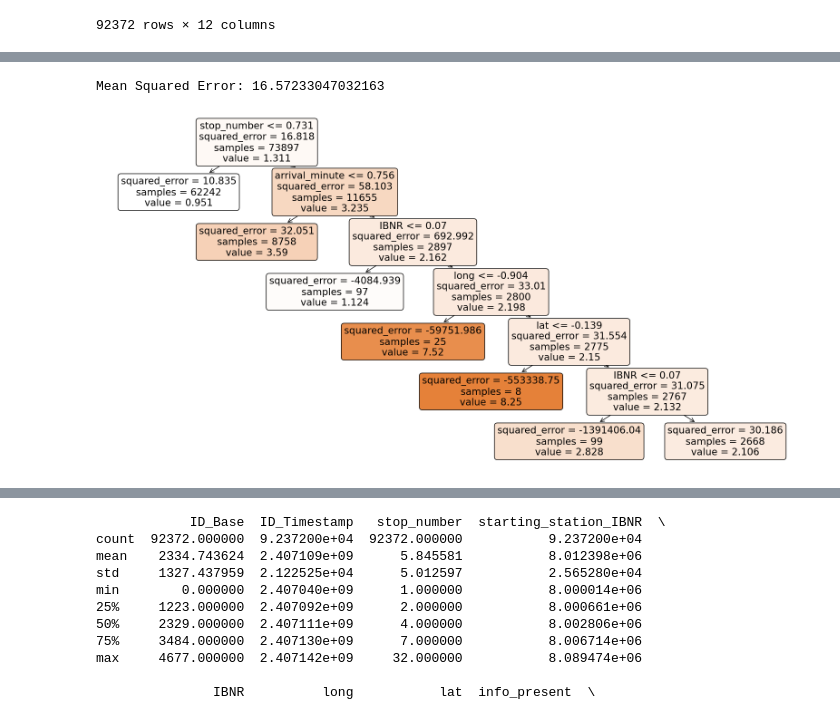
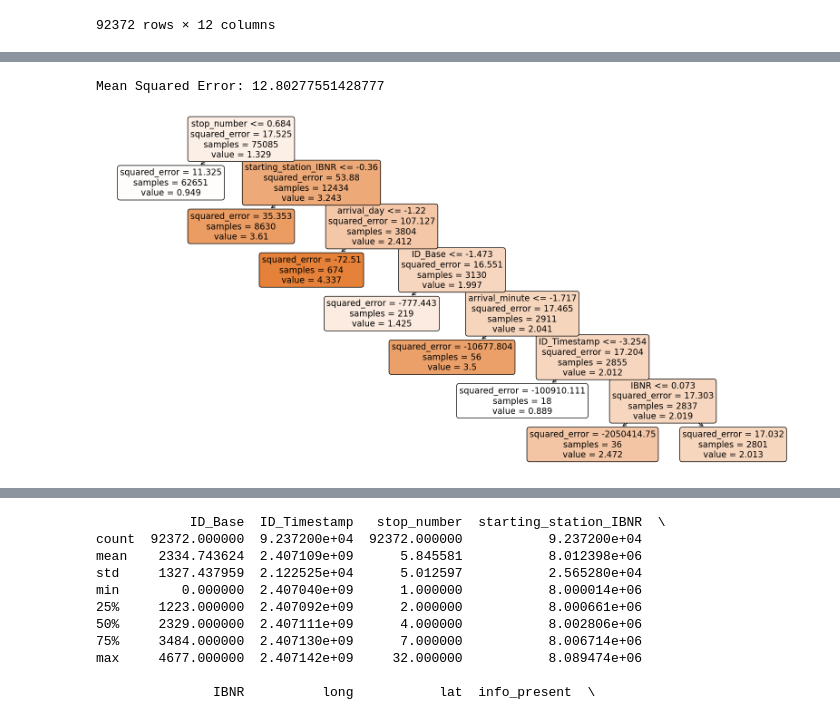
Before and after one commit to Tu2-prog/DM-Project, a Jupyter notebook: baseline-regression-tree.ipynb, the cells around one changed output, grey strips where cells are left out. Drawn from its saved outputs; the diff is of its cells as text; code cells hidden in the pictures.

Commit message:
Added custom splitting which respects Base_ID.

```diff
--- a/baseline-regression-tree.ipynb
+++ b/baseline-regression-tree.ipynb
@@ -173,7 +173,4 @@ cleaned_features
 # %%
-# Randomly select 1000 samples for training and 100 for testing
-df_features_train, df_features_test, df_target_train, df_target_test = train_test_split(cleaned_features, cleaned_target, test_size=0.2, random_state=42)
-
 """# Initialize the regression tree model
 regression_tree = DecisionTreeRegressor(max_depth=10, min_samples_leaf=5)
 
@@ -182,32 +179,32 @@ regression_tree.fit(df_features_train, df_target_train)"""
 
 from sklearn.preprocessing import StandardScaler
 scaler = StandardScaler()
-df_features_train_scaled = scaler.fit_transform(df_features_train)
-df_features_test_scaled = scaler.transform(df_features_test)
+df_features_train_scaled = scaler.fit_transform(cleaned_features_train)
+df_features_test_scaled = scaler.transform(cleaned_features_test)
 regression_tree = DecisionTreeRegressor(max_depth=10, min_samples_leaf=5)
 # Train on scaled data
-regression_tree.fit(df_features_train_scaled, df_target_train)
+regression_tree.fit(df_features_train_scaled, cleaned_target_train)
 
 # Predict on the test data
-test_predictions = regression_tree.predict(df_features_test)
+test_predictions = regression_tree.predict(cleaned_features_test)
 
 # Calculate Mean Squared Error as a performance metric
-mse = mean_squared_error(df_target_test, test_predictions)
+mse = mean_squared_error(cleaned_target_test, test_predictions)
 print("Mean Squared Error:", mse)
 
 # Mean Squared Error: 14.935798910219793 ~ +/- 3.74min away from the actual delay
 # %% [output]
-Mean Squared Error: 16.57233047032163
+Mean Squared Error: 12.80277551428777
 # %%
 import matplotlib.pyplot as plt
 from sklearn.tree import plot_tree
 
 # Assuming 'regressor' is your trained DecisionTreeRegressor
 plt.figure(figsize=(20, 10))  # Adjust size as needed for readability
-plot_tree(regression_tree, feature_names=cleaned_features.columns, filled=True, rounded=True)
+plot_tree(regression_tree, feature_names=cleaned_features_train.columns, filled=True, rounded=True)
 plt.show()
 # %% [output]
-[figure, old version]
+[figure, new version]
 # %%
  # Access the tree structure
 tree = regression_tree.tree_
```
Also changed, not shown: parts of 4 cells of this notebook.
